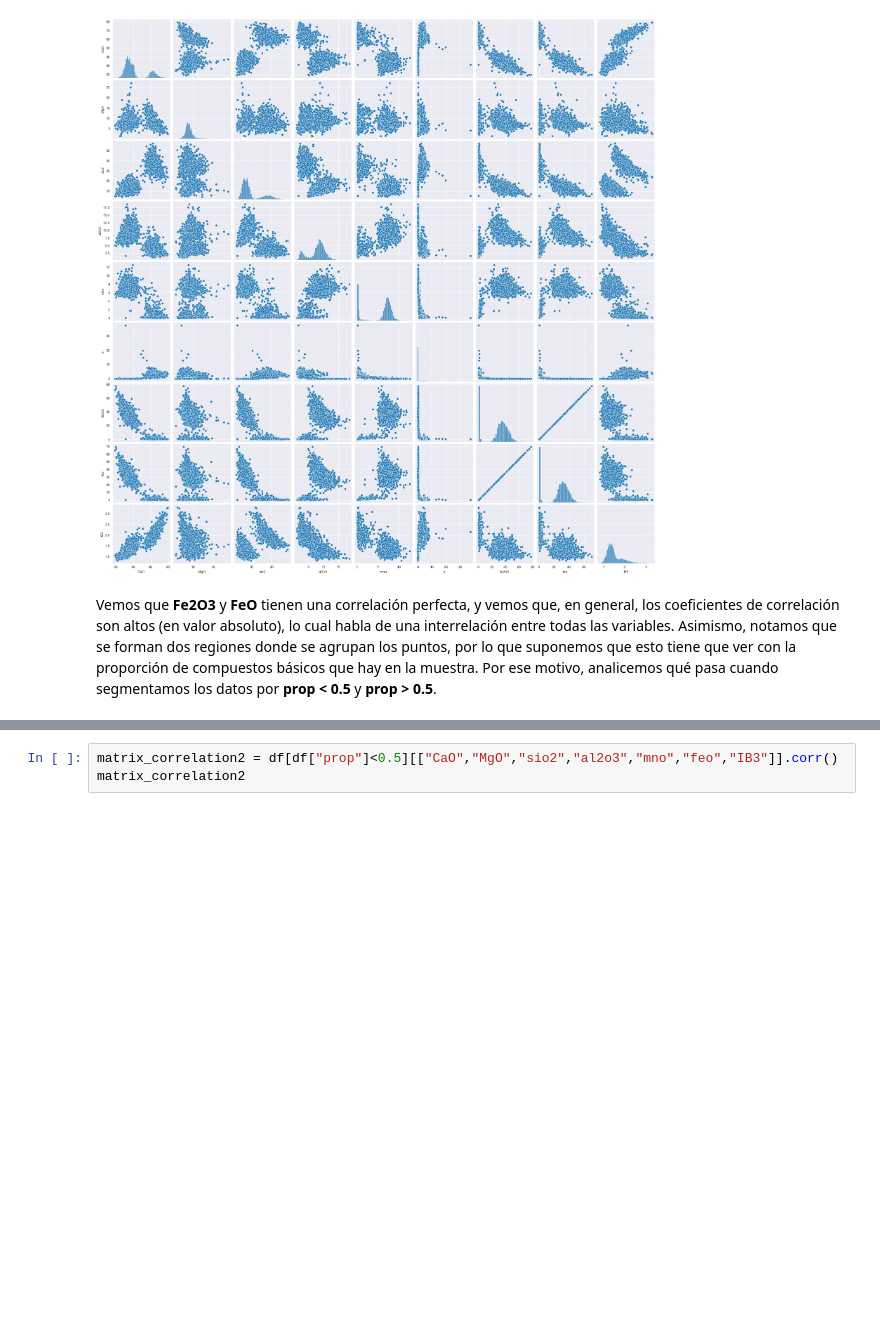
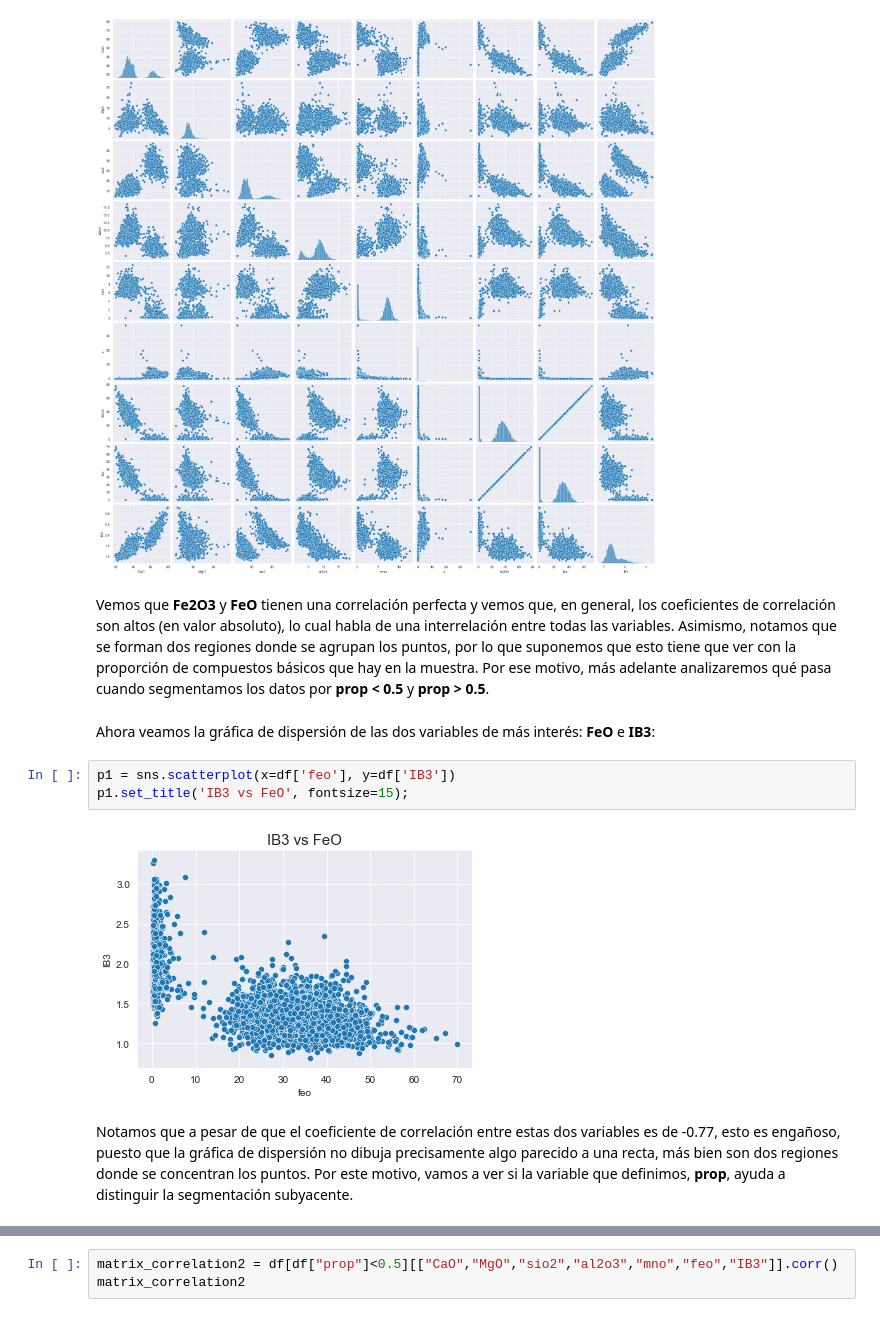
Before and after one commit to gutierrezrd90/assessment_deacero, a Jupyter notebook: Analysis.ipynb, the cells around one changed output, grey strips where cells are left out. Drawn from its saved outputs; the diff is of its cells as text; blank space fills up the shorter version.

```diff
--- a/Analysis.ipynb
+++ b/Analysis.ipynb
@@ -526,6 +524,15 @@ ax = sns.heatmap(matrix_correlation, mask = mask, vmin = -1, vmax = 1, annot = T
 sns.pairplot(df[["CaO","MgO","sio2","al2o3","mno","s","fe2o3","feo","IB3"]]);
 # %% [output]
 [figure]
-# %% [markdown]
-Vemos que **Fe2O3** y **FeO** tienen una correlación perfecta, y vemos que, en general, los coeficientes de correlación son altos (en valor absoluto), lo cual habla de una interrelación entre todas las variables. Asimismo, notamos que se forman dos regiones donde se agrupan los puntos, por lo que suponemos que esto tiene que ver con la proporción de compuestos básicos que hay en la muestra. Por ese motivo, analicemos qué pasa cuando segmentamos los datos por **prop < 0.5** y **prop > 0.5**.
+# %% [markdown]
+Vemos que **Fe2O3** y **FeO** tienen una correlación perfecta y vemos que, en general, los coeficientes de correlación son altos (en valor absoluto), lo cual habla de una interrelación entre todas las variables. Asimismo, notamos que se forman dos regiones donde se agrupan los puntos, por lo que suponemos que esto tiene que ver con la proporción de compuestos básicos que hay en la muestra. Por ese motivo, más adelante analizaremos qué pasa cuando segmentamos los datos por **prop < 0.5** y **prop > 0.5**.
+# %% [markdown]
+Ahora veamos la gráfica de dispersión de las dos variables de más interés: **FeO** e **IB3**:
+# %%
+p1 = sns.scatterplot(x=df['feo'], y=df['IB3'])
+p1.set_title('IB3 vs FeO', fontsize=15);
+# %% [output]
+[figure, added]
+# %% [markdown]
+Notamos que a pesar de que el coeficiente de correlación entre estas dos variables es de -0.77, esto es engañoso, puesto que la gráfica de dispersión no dibuja precisamente algo parecido a una recta, más bien son dos regiones donde se concentran los puntos. Por este motivo, vamos a ver si la variable que definimos, **prop**, ayuda a distinguir la segmentación subyacente.
 # %% [markdown]
```
Also changed, not shown: parts of 30 cells of this notebook, 1 other file.
